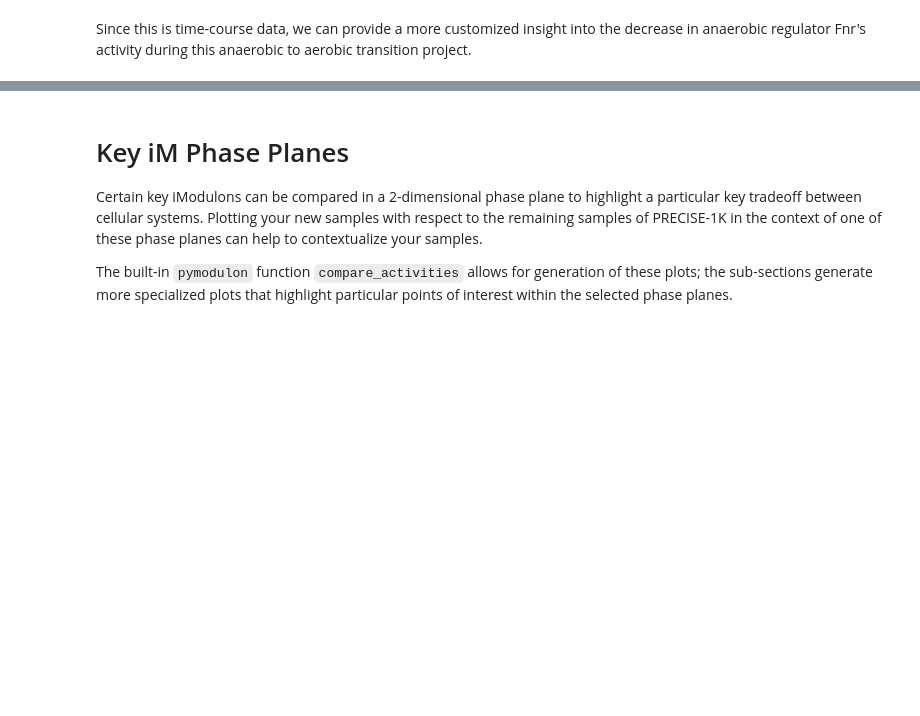
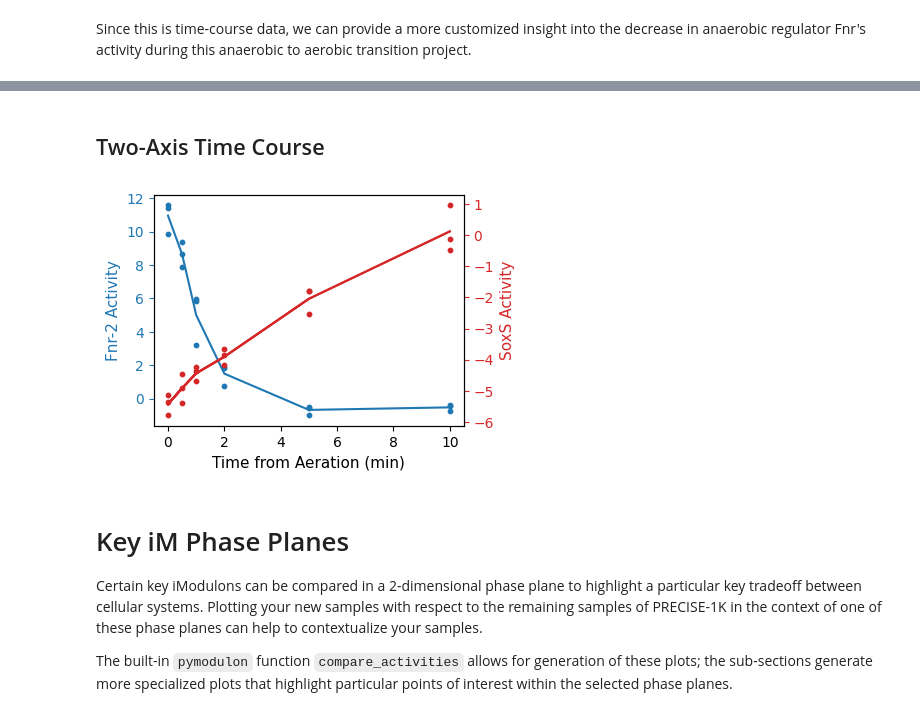
Before and after one commit to SBRG/precise1k, a Jupyter notebook: notebooks/precise1k/workflow__add_new_data.ipynb, the cells around one changed output, grey strips where cells are left out. Cells and saved outputs as stored; diff of their text form; code cells hidden in the pictures; blank space fills up the shorter version.

```diff
--- a/notebooks/precise1k/workflow__add_new_data.ipynb
+++ b/notebooks/precise1k/workflow__add_new_data.ipynb
@@ -380,3 +362,45 @@ plt.savefig(Path(FIG_PATH, 'activity_time.png'), dpi = 600, bbox_inches = 'tight
+# %% [markdown]
+## Two-Axis Time Course
+# %%
+im1 = 'Fnr-2'
+im2 = 'SoxS'
+proj_im1_acts = inferred_A.loc[im1]
+proj_im2_acts = inferred_A.loc[im2]
+
+_, ax1 = plt.subplots(figsize=(4, 3))
+ax2 = ax1.twinx()
+
+plot_times = []
+plot_acts1 = []
+plot_acts2 = []
+for time_str, time_df in project_metadata.groupby('time'):
+    time_num = get_min(time_str)
+
+    time_acts1 = proj_im1_acts.loc[time_df.index]
+    plot_times.append(time_num)
+    plot_acts1.append(time_acts1.mean())
+    ax1.scatter([time_num] * len(time_acts1), time_acts1, s=10, c='tab:blue')
+
+    time_acts2 = proj_im2_acts.loc[time_df.index]
+    plot_acts2.append(time_acts2.mean())
+    ax2.scatter([time_num] * len(time_acts2), time_acts2, s=10, c='tab:red')
+    ax2.plot(plot_times, plot_acts2, zorder=-10, color='tab:red')
+
+
+ax1.plot(plot_times, plot_acts1, zorder=-10, color='tab:blue')
+ax2.plot(plot_times, plot_acts2, zorder=-10, color='tab:red')
+
+ax1.tick_params(axis='y', labelcolor='tab:blue', color='tab:blue')
+ax1.set_ylabel(f'{im1} Activity', fontsize=11, color='tab:blue')
+
+ax2.tick_params(axis='y', labelcolor='tab:red', color='tab:red')
+ax2.set_ylabel(f'{im2} Activity', fontsize=11, color='tab:red')
+
+ax1.set_xlabel('Time from Aeration (min)', fontsize=11)
+plt.savefig(Path(FIG_PATH, 'activity_time_2im.svg'), dpi = 600, bbox_inches = 'tight')
+plt.savefig(Path(FIG_PATH, 'activity_time_2im.png'), dpi = 600, bbox_inches = 'tight')
+# %% [output]
+[figure, added]
 # %% [markdown]
 # Key iM Phase Planes
 
```
Also changed, not shown: parts of 5 cells of this notebook, 13 other files.
